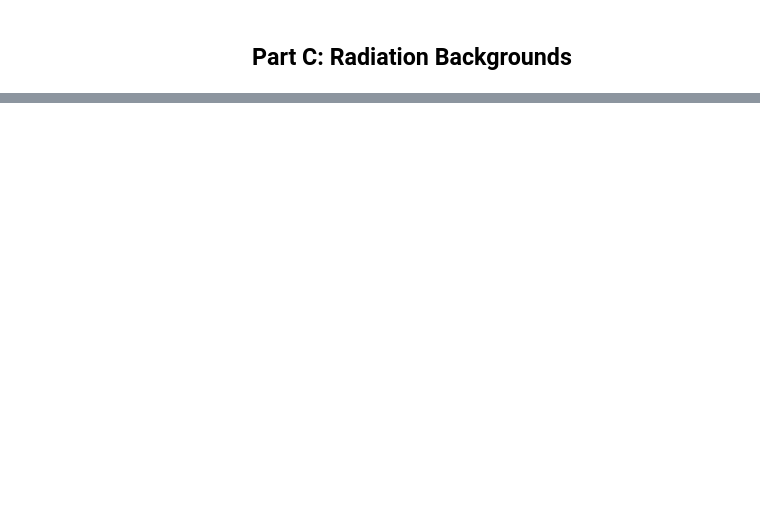
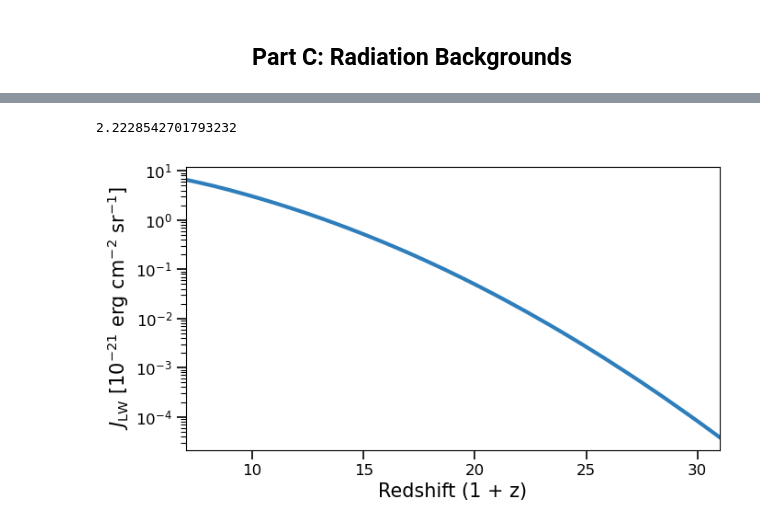
Before and after one commit to OmerZviKatz/Beyond21, a Jupyter notebook: tutorial/tutorial_lcdm.ipynb, the cells around one changed output, grey strips where cells are left out. Saved outputs shown, nothing was run; the diff lists cells and outputs as text; code cells hidden in the pictures; blank space fills up the shorter version.

```diff
--- a/tutorial/tutorial_lcdm.ipynb
+++ b/tutorial/tutorial_lcdm.ipynb
@@ -271,0 +297,8 @@ print(str(GlobalObj.Xray_obj.CXB(z_unresolved,0.5,2)) + ' [eV/cm^2/sec/sr] ')
+# %%
+GlobalObj.JLW(10)
+# %% [output]
+2.2228542701793232
+# %%
+fig,ax = GlobalObj.plot_JLW()
+# %% [output]
+[figure, added]
```
Also changed, not shown: parts of 29 cells of this notebook, 16 other files.
